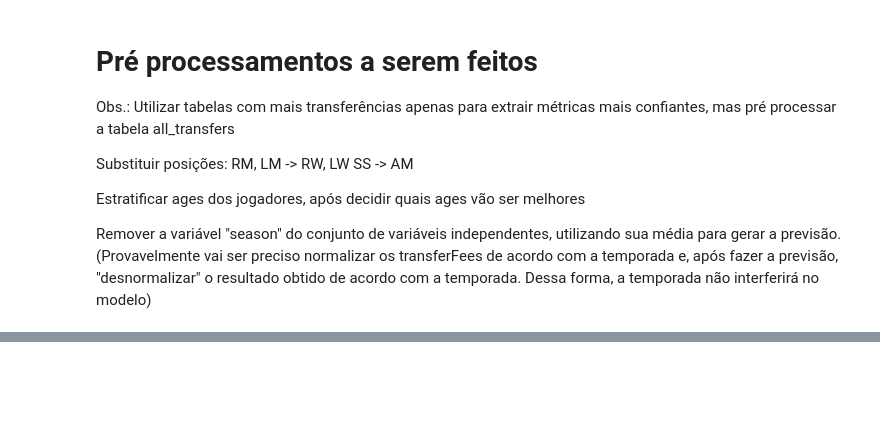
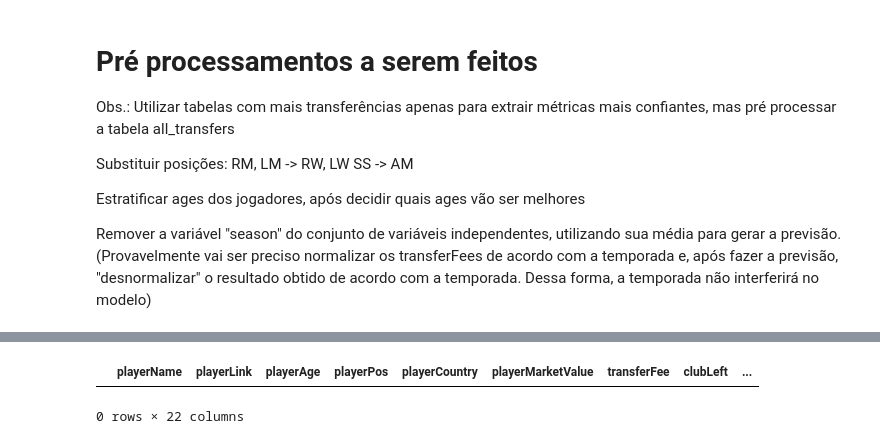
Before and after one commit to gabrielmmf/previsao-de-valores-de-mercado, a Jupyter notebook: Data Processing.ipynb, the cells around one changed output, grey strips where cells are left out. Drawn from its saved outputs; the diff is of its cells as text; code cells hidden in the pictures; blank space fills up the shorter version.

```diff
--- a/Data Processing.ipynb
+++ b/Data Processing.ipynb
@@ -257,0 +282,5 @@ Remover a variável "season" do conjunto de variáveis independentes, utilizando
+# %%
+detailed_transfers.loc[detailed_transfers['playerPos'] == 'RM']
+# %% [output]
+|  | playerName | playerLink | playerAge | playerPos | playerCountry | playerMarketValue | transferFee | clubLeft | ... |
+0 rows × 22 columns
```
Also changed, not shown: parts of 6 cells of this notebook.
